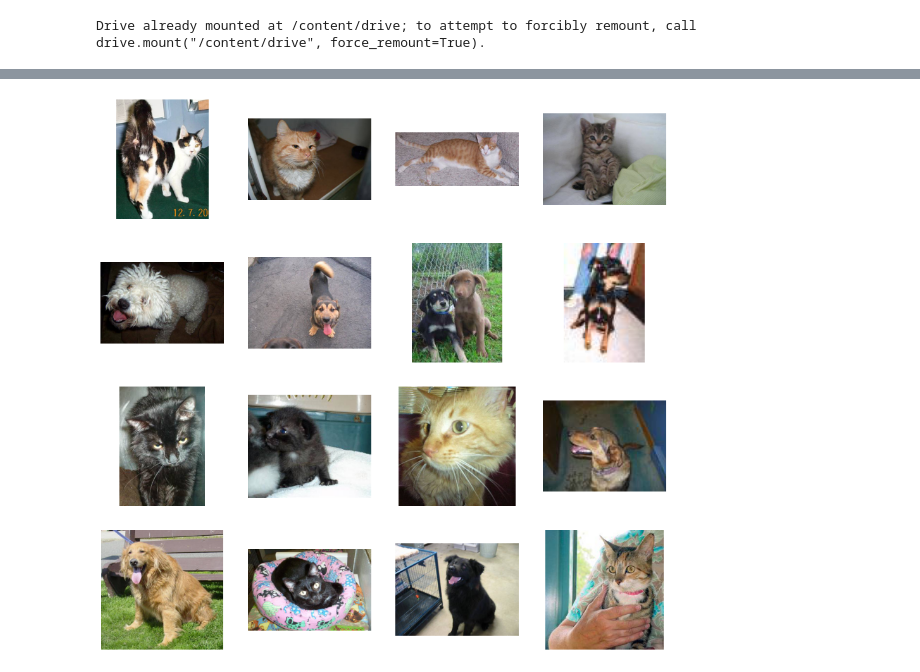
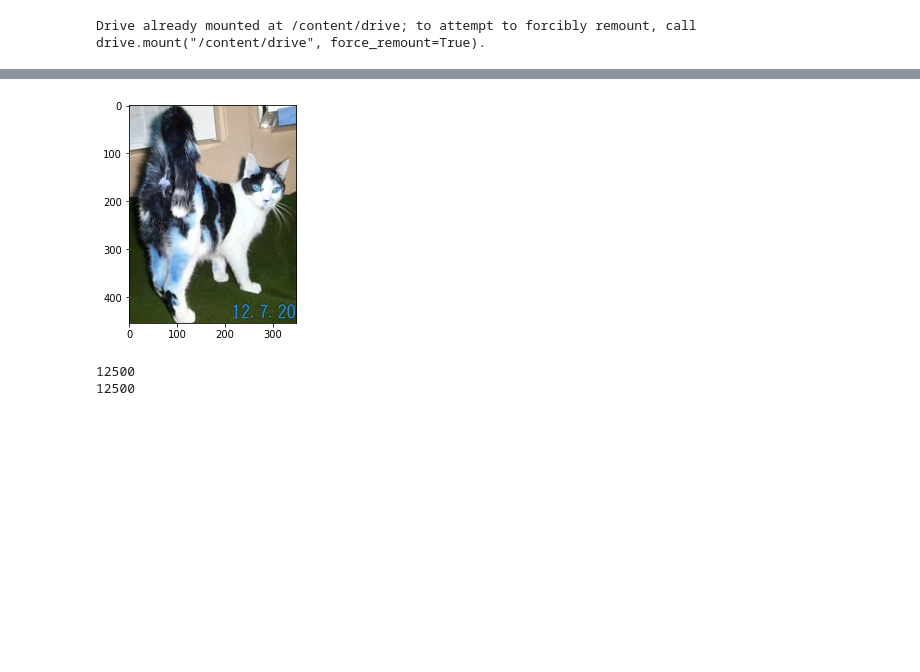
Before and after one commit to Ruoro/Catsn-Dogs, a Jupyter notebook: CandD.ipynb, the cells around one changed output, grey strips where cells are left out. Saved outputs shown, nothing was run; the diff lists cells and outputs as text; code cells hidden in the pictures; blank space fills up the shorter version.

```diff
--- a/CandD.ipynb
+++ b/CandD.ipynb
@@ -159,32 +66,0 @@ train.duplicated().sum()
-# %%
-# visualizing a sample of the dataset
-
-nrows = 4
-ncols = 4
-
-pic_index = 0 # Index for iterating over images
-
-# Set up matplotlib fig, and size it to fit 4x4 pics
-fig = plt.gcf()
-fig.set_size_inches(ncols*4, nrows*4)
-
-pic_index+=8
-
-next_train_pix = [os.path.join('/content/train', fname)
-                for fname in train_fnames[ pic_index-8:pic_index]
-               ]
-
-next_test_pix = [os.path.join("/content/test1", fname)
-                for fname in test_fnames[ pic_index-8:pic_index]
-               ]
-
-for i, img_path in enumerate(next_train_pix+next_test_pix):
-    # Set up subplot; subplot indices start at 1
-    sp = plt.subplot(nrows, ncols, i + 1)
-    sp.axis('Off') # Don't show axes (or gridlines)
-    img = mpimg.imread(img_path)
-    plt.imshow(img)
-
-plt.show()
-# %% [output]
-[figure, removed]
@@ -201,0 +67,12 @@ def show_model_history(modelHistory, model_name):
+# %%
+# Checking if there is content in the train data
+train_data = '/content/tmp/train/'
+
+x = os.listdir(train_data)
+for img in os.listdir(train_data):
+  img_array = cv2.imread(os.path.join(train_data, img))
+  plt.imshow(img_array)
+  plt.show()
+  break
+# %% [output]
+[figure, added]
@@ -201,0 +99,7 @@ def show_model_history(modelHistory, model_name):
+# %%
+# check the number of images in each folder
+print(len(os.listdir(cats)))
+print(len(os.listdir(dogs)))
+# %% [output]
+12500
+12500
```
Also changed, not shown: parts of 38 cells of this notebook.
